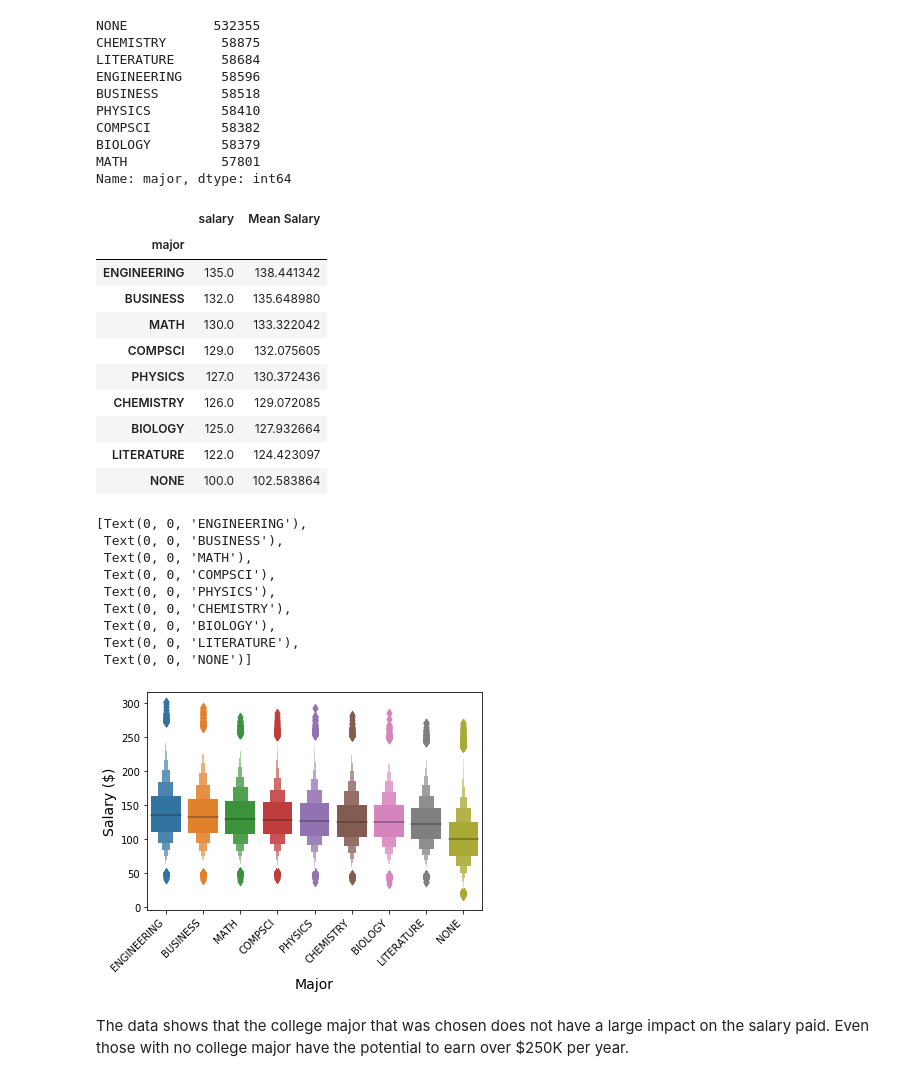
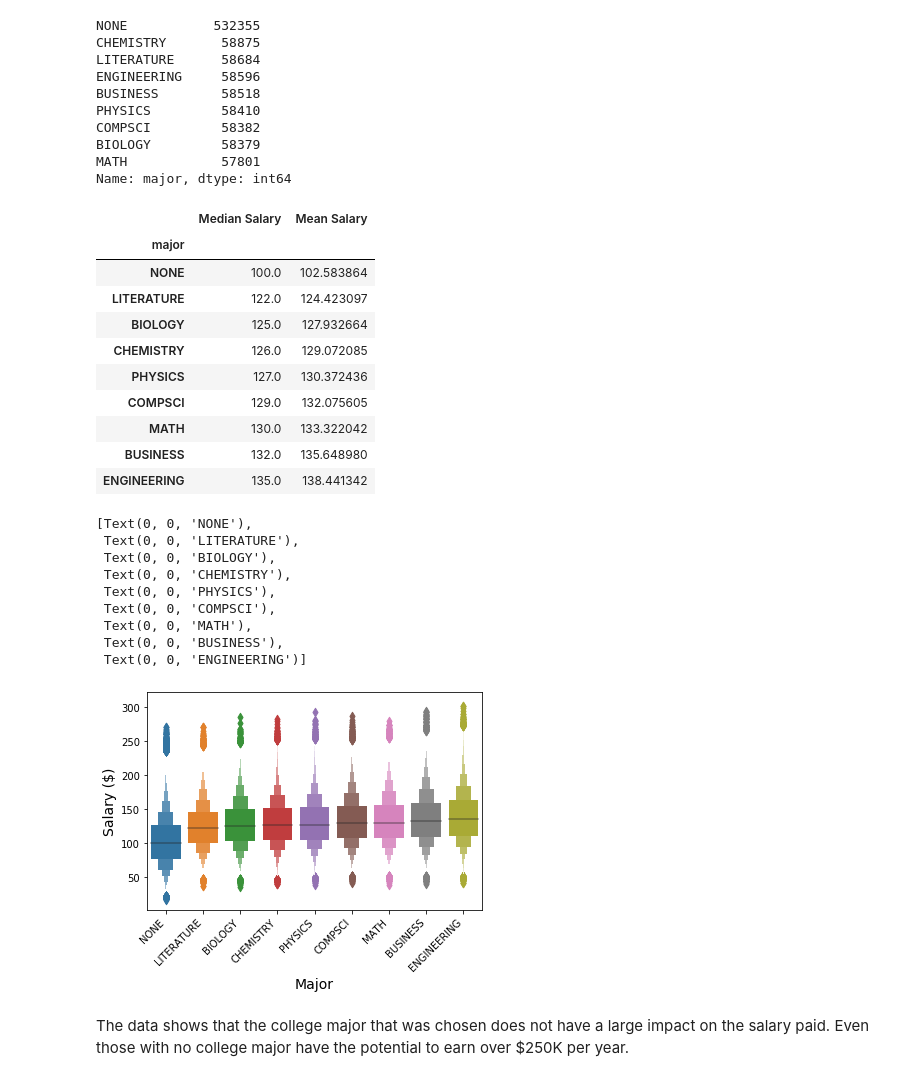
Before and after one commit to jma199/salarypredictionportfolio, a Jupyter notebook: Salary Prediction Project Notebook.ipynb, the cells around one changed output. Drawn from its saved outputs; the diff is of its cells as text; code cells hidden in the pictures.

```diff
--- a/Salary Prediction Project Notebook.ipynb
+++ b/Salary Prediction Project Notebook.ipynb
@@ -78,0 +84,3 @@ salary_df.describe()
+# %%
+# Since there are some "NaN" values, convert those to 0
+training_df.replace("NaN", 0, inplace=True)
@@ -81,5 +120,5 @@ The minimum value is 0, which is probably an error. Remove these values.
 # %%
-salary_df.replace(0, np.nan, inplace=True)
-salary_df.dropna()
-salary_df.describe()
+training_df['salary'].replace(0, np.nan, inplace=True)
+training_df.dropna()
+training_df['salary'].describe()
 # %% [output]
@@ -316,23 +296,24 @@ Name: major, dtype: int64
 # %%
 # Select major column
 major = training_df[['major', 'salary']]
 
 grp_major = major.groupby('major').median()
-sort_major = grp_major.sort_values(['salary'], ascending = False)
+sort_major = grp_major.sort_values(['salary'], ascending = True)
 sort_major['Mean Salary'] = major.groupby('major').mean()
+sort_major = sort_major.rename(columns={'salary': 'Median Salary'})
 sort_major
 # %% [output]
-|  | salary | Mean Salary |
+|  | Median Salary | Mean Salary |
 | major |  |  |
+| NONE | 100.0 | 102.583864 |
+| LITERATURE | 122.0 | 124.423097 |
+| BIOLOGY | 125.0 | 127.932664 |
+| CHEMISTRY | 126.0 | 129.072085 |
+| PHYSICS | 127.0 | 130.372436 |
+| COMPSCI | 129.0 | 132.075605 |
+| MATH | 130.0 | 133.322042 |
+| BUSINESS | 132.0 | 135.648980 |
 | ENGINEERING | 135.0 | 138.441342 |
-| BUSINESS | 132.0 | 135.648980 |
-| MATH | 130.0 | 133.322042 |
-| COMPSCI | 129.0 | 132.075605 |
-| PHYSICS | 127.0 | 130.372436 |
-| CHEMISTRY | 126.0 | 129.072085 |
-| BIOLOGY | 125.0 | 127.932664 |
-| LITERATURE | 122.0 | 124.423097 |
-| NONE | 100.0 | 102.583864 |
 # %%
 index_major = sort_major.index
 
@@ -342,16 +323,16 @@ plt.xlabel("Major", size= 14)
 plt.ylabel("Salary ($)", size= 14)
 plot_major.set_xticklabels(labels= index_major, rotation = 45, horizontalalignment = 'right')
 # %% [output]
-[Text(0, 0, 'ENGINEERING'),
+[Text(0, 0, 'NONE'),
+ Text(0, 0, 'LITERATURE'),
+ Text(0, 0, 'BIOLOGY'),
+ Text(0, 0, 'CHEMISTRY'),
+ Text(0, 0, 'PHYSICS'),
+ Text(0, 0, 'COMPSCI'),
+ Text(0, 0, 'MATH'),
  Text(0, 0, 'BUSINESS'),
- Text(0, 0, 'MATH'),
- Text(0, 0, 'COMPSCI'),
- Text(0, 0, 'PHYSICS'),
- Text(0, 0, 'CHEMISTRY'),
- Text(0, 0, 'BIOLOGY'),
- Text(0, 0, 'LITERATURE'),
- Text(0, 0, 'NONE')]
+ Text(0, 0, 'ENGINEERING')]
-[figure, old version]
+[figure, new version]
 # %% [markdown]
 The data shows that the college major that was chosen does not have a large impact on the salary paid. Even those with no college major have the potential to earn over $250K per year.
 # %%
```
Also changed, not shown: parts of 54 cells of this notebook.
